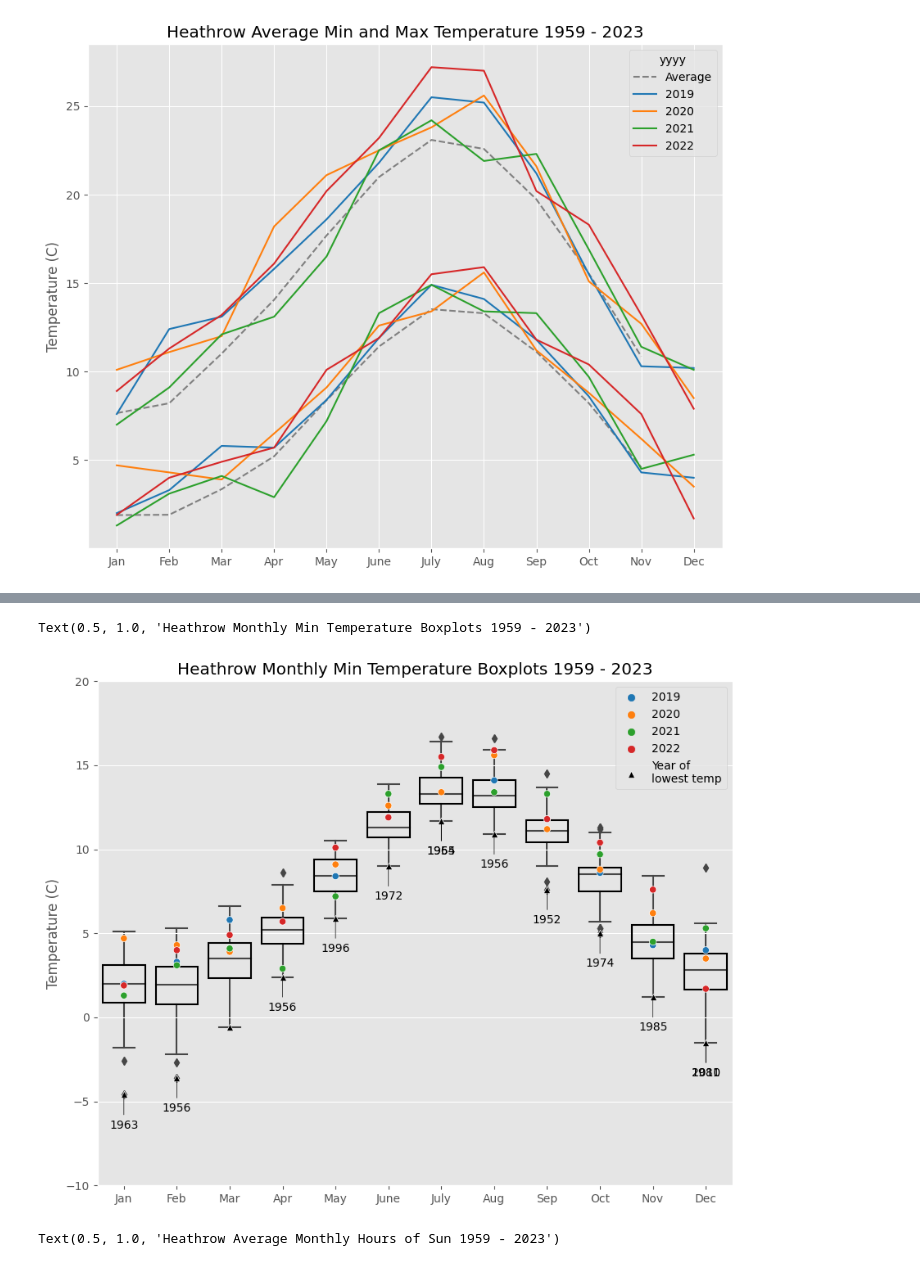
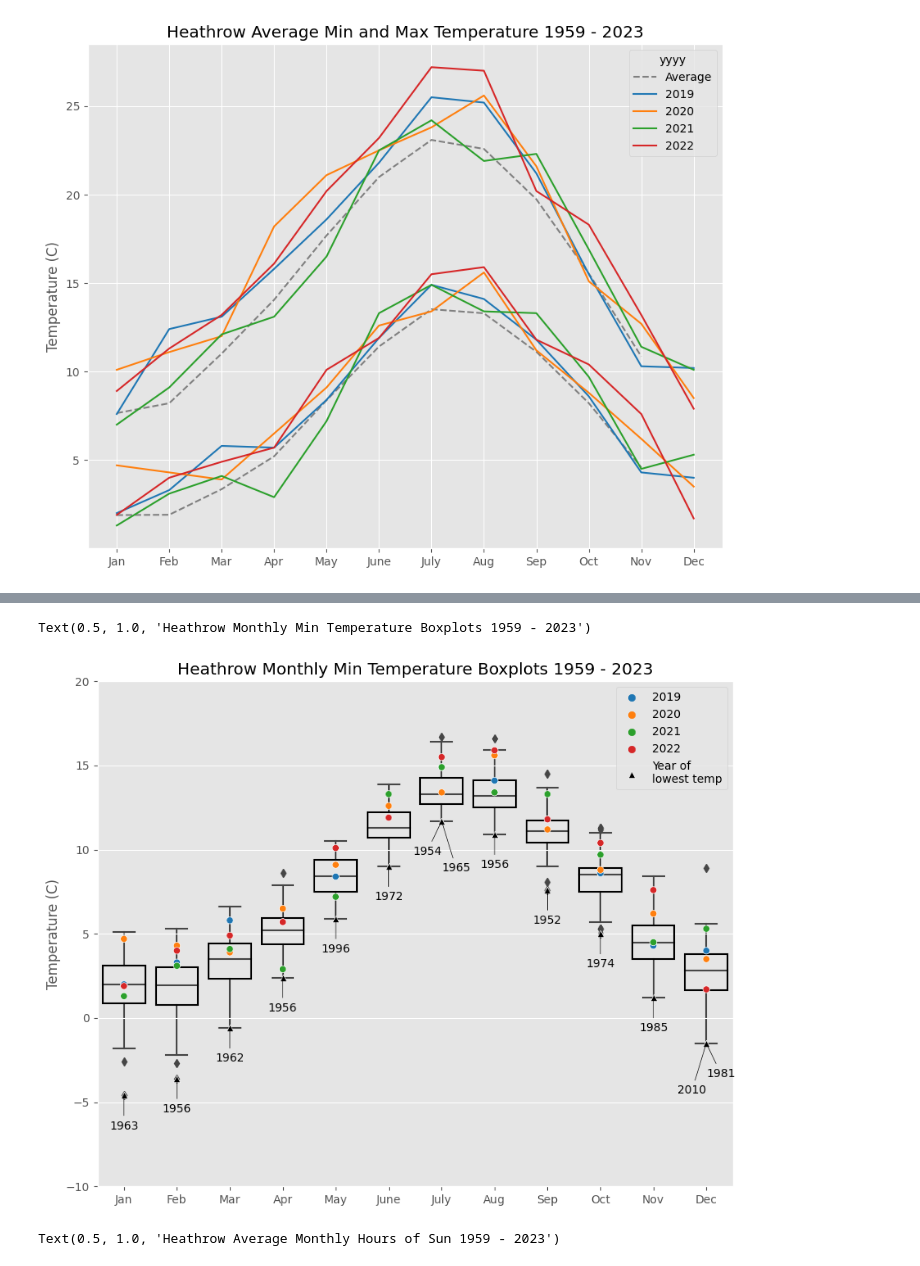
Before and after one commit to jmoro0408/DataVis, a Jupyter notebook: UK Temperature/heathrow_temp_plotting.ipynb, the cells around one changed output, grey strips where cells are left out. Cells and saved outputs as stored; diff of their text form; code cells hidden in the pictures.

```diff
--- a/UK Temperature/heathrow_temp_plotting.ipynb
+++ b/UK Temperature/heathrow_temp_plotting.ipynb
@@ -406,6 +470,7 @@ min_by_month['concat'] = min_by_month['mm'].astype(str) + " " + min_by_month['tm
 min_by_month_list = min_by_month['concat'].to_list()
 heathrow_min_temp_year_month_df = heathrow_df[heathrow_df['concat'].isin(min_by_month_list)][['yyyy','mm','tmin']]
 # %%
+melted = heathrow_df.melt(id_vars = 'mm', value_vars='tmin')
 fig, ax = plt.subplots(figsize = (10,8))
 
 PROPS = {
@@ -427,39 +492,77 @@ sns.scatterplot(data = heathrow_years_tmin,
                 zorder = 1)
 
 sns.scatterplot(data = heathrow_min_temp_year_month_df,
                 x = 'mm',
                 y = 'tmin',
                 color = 'black',
                 label = 'Year of\nlowest temp',
                 marker = "^",
                 zorder = 1)
 
 arrowprops=dict(arrowstyle="-",color = 'black',
                             connectionstyle="arc3")
+skip_months = ['July', 'Dec']
+
+multiple_month_df = (heathrow_min_temp_year_month_df[heathrow_min_temp_year_month_df['mm']
+                                                     .isin(skip_months)]
+                     .sort_values(by = 'mm')
+                     .reset_index())
 
 for i in range(len(heathrow_min_temp_year_month_df)):
-    if heathrow_min_temp_year_month_df.iloc[i]['mm'] == 'Mar':
+    if heathrow_min_temp_year_month_df.iloc[i]['mm'] in skip_months:
         pass
-    else:
-        ax.annotate(text = heathrow_min_temp_year_month_df.iloc[i]['yyyy'],
+    else: ax.annotate(text = heathrow_min_temp_year_month_df.iloc[i]['yyyy'],
                 xy = (heathrow_min_temp_year_month_df.iloc[i]['mm'],
                     heathrow_min_temp_year_month_df.iloc[i]['tmin']),
                 xytext = (heathrow_min_temp_year_month_df.iloc[i]['mm'],
                     heathrow_min_temp_year_month_df.iloc[i]['tmin']-2),
                 arrowprops=arrowprops,
                 ha='center'
                 )
 
-# Mar has two years with a min of -4.1
-mar_min_df = heathrow_min_temp_year_month_df[heathrow_min_temp_year_month_df['mm'] == 'Mar']
+ax.annotate(text = multiple_month_df.iloc[0]['yyyy'],
+                xy = (multiple_month_df.iloc[0]['mm'],
+                    multiple_month_df.iloc[0]['tmin']),
+                xytext = (multiple_month_df.iloc[0]['mm'],
+                    multiple_month_df.iloc[0]['tmin']-2),
+                arrowprops=arrowprops,
+                ha='left'
+                )
+ax.annotate(text = multiple_month_df.iloc[1]['yyyy'],
+                xy = (multiple_month_df.iloc[1]['mm'],
+                    multiple_month_df.iloc[1]['tmin']),
+                xytext = (multiple_month_df.iloc[1]['mm'],
+                    multiple_month_df.iloc[1]['tmin']-3),
+                arrowprops=arrowprops,
+                ha='right'
+                )
+
+ax.annotate(text = multiple_month_df.iloc[2]['yyyy'],
+                xy = (multiple_month_df.iloc[2]['mm'],
+                    multiple_month_df.iloc[2]['tmin']),
+                xytext = (multiple_month_df.iloc[2]['mm'],
+                    multiple_month_df.iloc[2]['tmin']-2),
+                arrowprops=arrowprops,
+                ha='right'
+                )
+
+ax.annotate(text = multiple_month_df.iloc[3]['yyyy'],
+                xy = (multiple_month_df.iloc[3]['mm'],
+                    multiple_month_df.iloc[3]['tmin']),
+                xytext = (multiple_month_df.iloc[3]['mm'],
+                    multiple_month_df.iloc[3]['tmin']-3),
+                arrowprops=arrowprops,
+                ha='left'
+                )
+
 
 ax.set_ylabel("Temperature (C)")
 ax.set_ylim(-10,20)
 ax.set_xlabel("")
 ax.set_title("Heathrow Monthly Min Temperature Boxplots 1959 - 2023")
 # %% [output]
 Text(0.5, 1.0, 'Heathrow Monthly Min Temperature Boxplots 1959 - 2023')
-[figure, old version]
+[figure, new version]
 # %%
 sun_months = ['Mar',
  'Feb',
```
Also changed, not shown: parts of 3 cells of this notebook.
